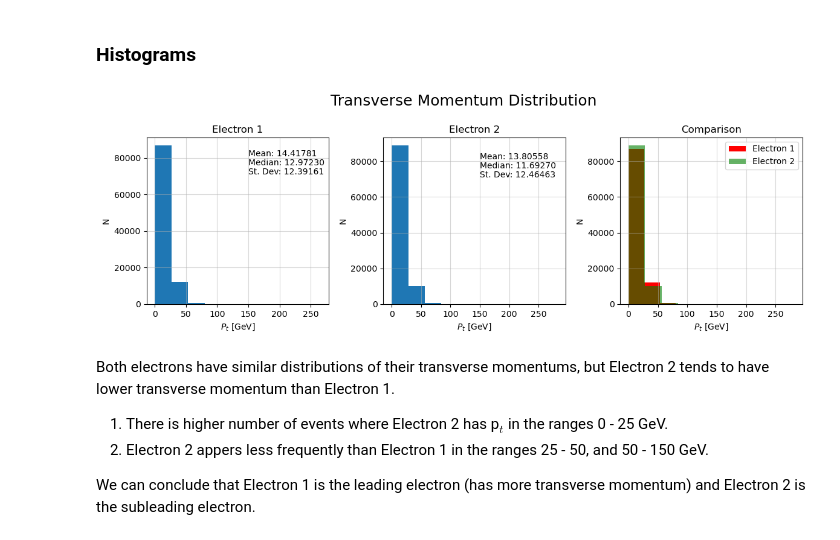
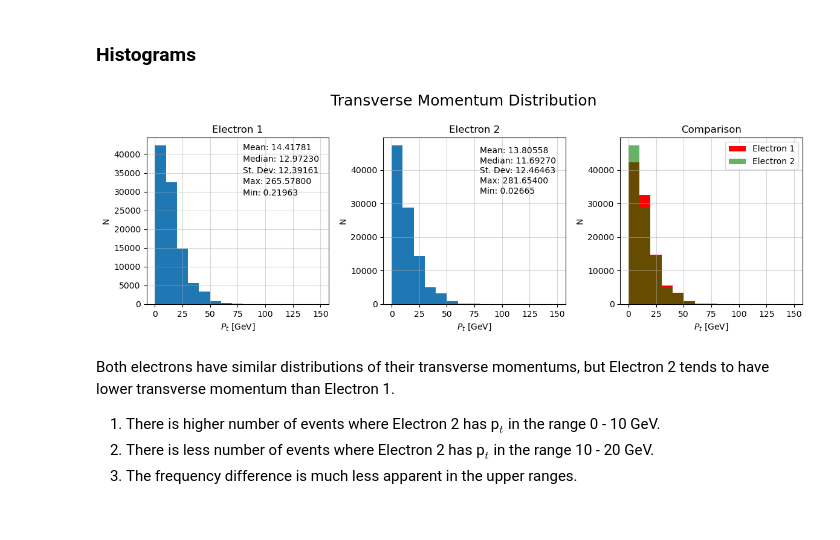
Before and after one commit to antoniotrx/electron-collision-analysis, a Jupyter notebook: notebooks/02_Transverse_Momentum.ipynb, the cells around one changed output. Drawn from its saved outputs; the diff is of its cells as text; code cells hidden in the pictures.

Commit message:
Better histograms and tm_frequency df in 02

```diff
--- a/notebooks/02_Transverse_Momentum.ipynb
+++ b/notebooks/02_Transverse_Momentum.ipynb
@@ -66,47 +66,54 @@ The transverse momentum of the Electron 1 is 3.98389 GeV, while for Electron 2 w
 # %%
 fig, ((ax1, ax2, ax3)) = plt.subplots(nrows=1,
                                       ncols=3,
                                        figsize=(14,4))
 
 mean_1 = data["pt1 [GeV]"].mean()
 median_1 = data["pt1 [GeV]"].median()
 std_1 = data["pt1 [GeV]"].std()
+max_1 = data["pt1 [GeV]"].max()
+min_1 = data["pt1 [GeV]"].min()
 
 mean_2 = data["pt2 [GeV]"].mean()
 median_2 = data["pt2 [GeV]"].median()
 std_2 = data["pt2 [GeV]"].std()
+max_2 = data["pt2 [GeV]"].max()
+min_2 = data["pt2 [GeV]"].min()
 
-ax1.hist(data["pt1 [GeV]"]);
-ax2.hist(data["pt2 [GeV]"]);
-ax3.hist(data["pt1 [GeV]"], color="r", label="Electron 1");
-ax3.hist(data["pt2 [GeV]"], color="g", alpha=0.6, label="Electron 2")
+ax1.hist(data["pt1 [GeV]"], bins=15, range=(0, 150));
+ax2.hist(data["pt2 [GeV]"], bins=15, range=(0, 150));
+ax3.hist(data["pt1 [GeV]"], color="r", label="Electron 1", bins=15, range=(0, 150));
+ax3.hist(data["pt2 [GeV]"], color="g", alpha=0.6, label="Electron 2", bins=15, range=(0, 150))
 
-ax1.text(x=150, y=81000, s=f"Mean: {mean_1:.5f}")
-ax1.text(x=150, y=76000, s=f"Median: {median_1:.5f}")
-ax1.text(x=150, y=71000, s=f"St. Dev: {std_1:.5f}")
+ax1.text(x=80, y=41000, s=f"Mean: {mean_1:.5f}")
+ax1.text(x=80, y=38000, s=f"Median: {median_1:.5f}")
+ax1.text(x=80, y=35000, s=f"St. Dev: {std_1:.5f}")
+ax1.text(x=80, y=32000, s=f"Max: {max_1:.5f}")
+ax1.text(x=80, y=29000, s=f"Min: {min_1:.5f}")
 
-ax2.text(x=150, y=81000, s=f"Mean: {mean_2:.5f}")
-ax2.text(x=150, y=76000, s=f"Median: {median_2:.5f}")
-ax2.text(x=150, y=71000, s=f"St. Dev: {std_2:.5f}")
+ax2.text(x=80, y=45000, s=f"Mean: {mean_2:.5f}")
+ax2.text(x=80, y=42000, s=f"Median: {median_2:.5f}")
+ax2.text(x=80, y=39000, s=f"St. Dev: {std_2:.5f}")
+ax2.text(x=80, y=36000, s=f"Max: {max_2:.5f}")
+ax2.text(x=80, y=33000, s=f"Min: {min_2:.5f}")
 
 fig.suptitle("Transverse Momentum Distribution", fontsize=18)
 ax1.set(title="Electron 1", xlabel="$P_{t}$ [GeV]", ylabel="N")
 ax2.set(title="Electron 2", xlabel="$P_{t}$ [GeV]", ylabel="N")
 ax3.set(title="Comparison", xlabel="$P_{t}$ [GeV]", ylabel="N")
 ax1.grid(alpha=0.5)
 ax2.grid(alpha=0.5)
 ax3.grid(alpha=0.5)
 
 plt.legend()
 plt.subplots_adjust(top=0.8, wspace=0.3, hspace=0.3)
 plt.savefig("../plots/Tranverse_Momentum_Distribution.png", format="png")
 plt.show()
 # %% [output]
-[figure, old version]
+[figure, new version]
 # %% [markdown]
 Both electrons have similar distributions of their transverse momentums, but Electron 2 tends to have lower transverse momentum than Electron 1.
 
-1) There is higher number of events where Electron 2 has p$_{t}$ in the ranges 0 - 25 GeV.
-2) Electron 2 appers less frequently than Electron 1 in the ranges 25 - 50, and 50 - 150 GeV.
-
-We can conclude that Electron 1 is the leading electron (has more transverse momentum) and Electron 2 is the subleading electron.
+1) There is higher number of events where Electron 2 has p$_{t}$ in the range 0 - 10 GeV.
+2) There is less number of events where Electron 2 has p$_{t}$ in the range 10 - 20 GeV.
+3) The frequency difference is much less apparent in the upper ranges.
```
Also changed, not shown: parts of 6 cells of this notebook, 1 other file.
